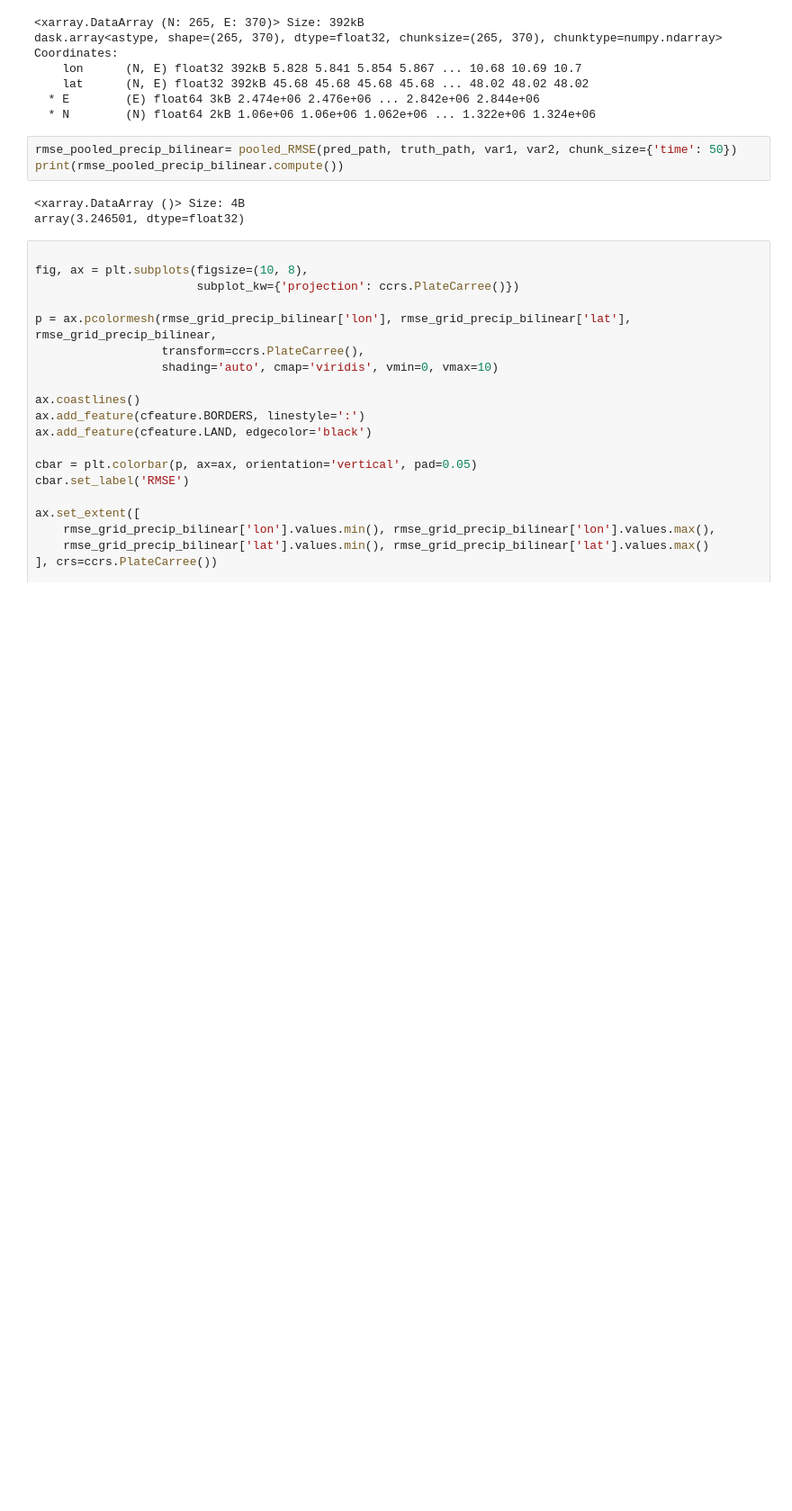
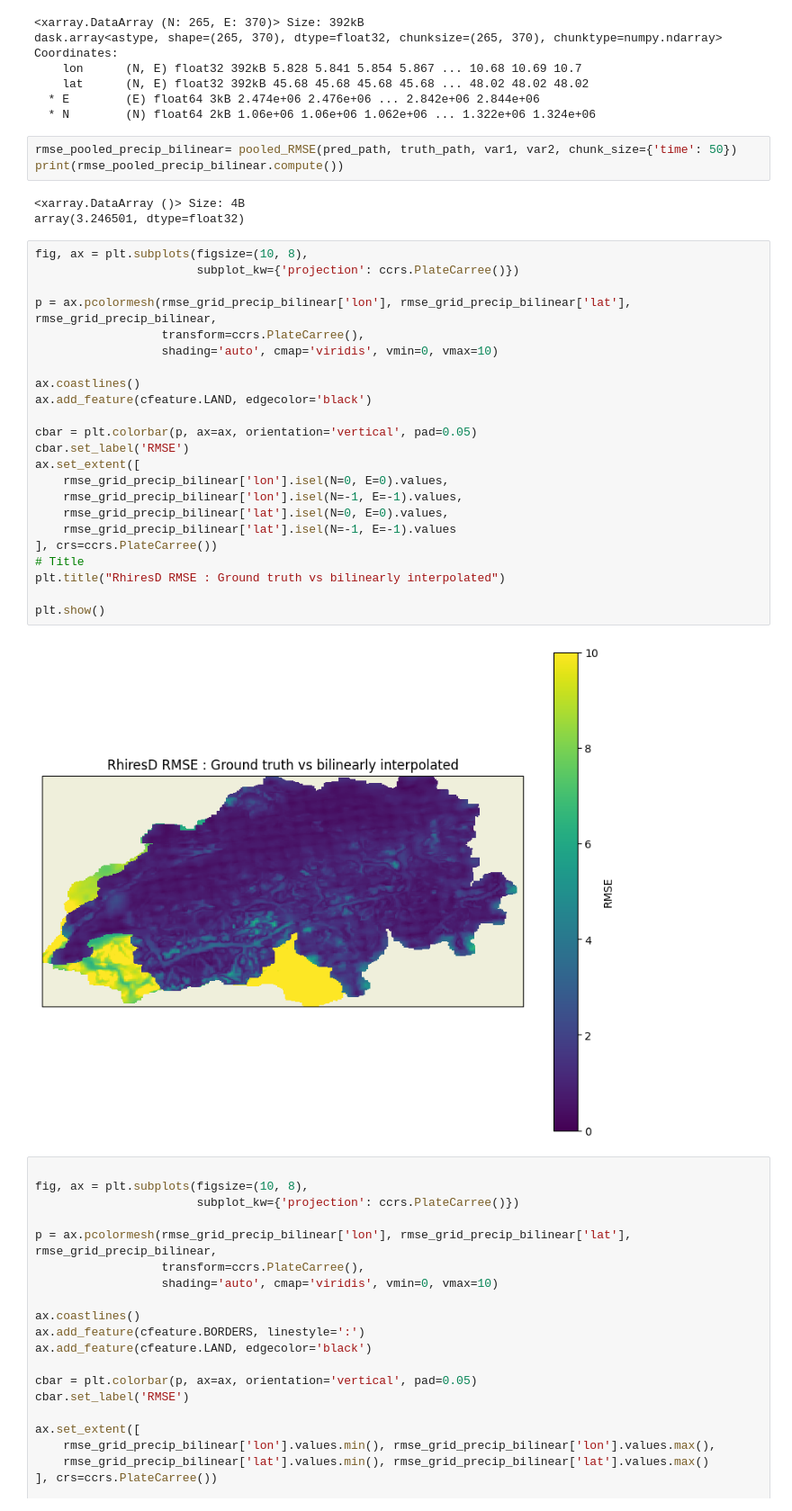
Before and after one commit to AsthanaShivanshi/Downscaling, a Jupyter notebook: Scripts/Jupyter_Notebooks/Evaluation_Metrics.ipynb, the cells around one changed output. Shown at 90% size. Drawn from its saved outputs; the diff is of its cells as text; blank space fills up the shorter version.

```diff
--- a/Scripts/Jupyter_Notebooks/Evaluation_Metrics.ipynb
+++ b/Scripts/Jupyter_Notebooks/Evaluation_Metrics.ipynb
@@ -89,6 +89,31 @@ print(rmse_pooled_precip_bilinear.compute())
 # %% [output]
 <xarray.DataArray ()> Size: 4B
 array(3.246501, dtype=float32)
+# %%
+fig, ax = plt.subplots(figsize=(10, 8),
+                       subplot_kw={'projection': ccrs.PlateCarree()})
+
+p = ax.pcolormesh(rmse_grid_precip_bilinear['lon'], rmse_grid_precip_bilinear['lat'], rmse_grid_precip_bilinear,
+                  transform=ccrs.PlateCarree(),
+                  shading='auto', cmap='viridis', vmin=0, vmax=10)
+
+ax.coastlines()
+ax.add_feature(cfeature.LAND, edgecolor='black')
+
+cbar = plt.colorbar(p, ax=ax, orientation='vertical', pad=0.05)
+cbar.set_label('RMSE')
+ax.set_extent([
+    rmse_grid_precip_bilinear['lon'].isel(N=0, E=0).values,
+    rmse_grid_precip_bilinear['lon'].isel(N=-1, E=-1).values,
+    rmse_grid_precip_bilinear['lat'].isel(N=0, E=0).values,
+    rmse_grid_precip_bilinear['lat'].isel(N=-1, E=-1).values
+], crs=ccrs.PlateCarree())
+# Title
+plt.title("RhiresD RMSE : Ground truth vs bilinearly interpolated")
+
+plt.show()
+# %% [output]
+[figure, added]
 # %%
 
 fig, ax = plt.subplots(figsize=(10, 8),
```
Also changed, not shown: parts of 7 cells of this notebook.
